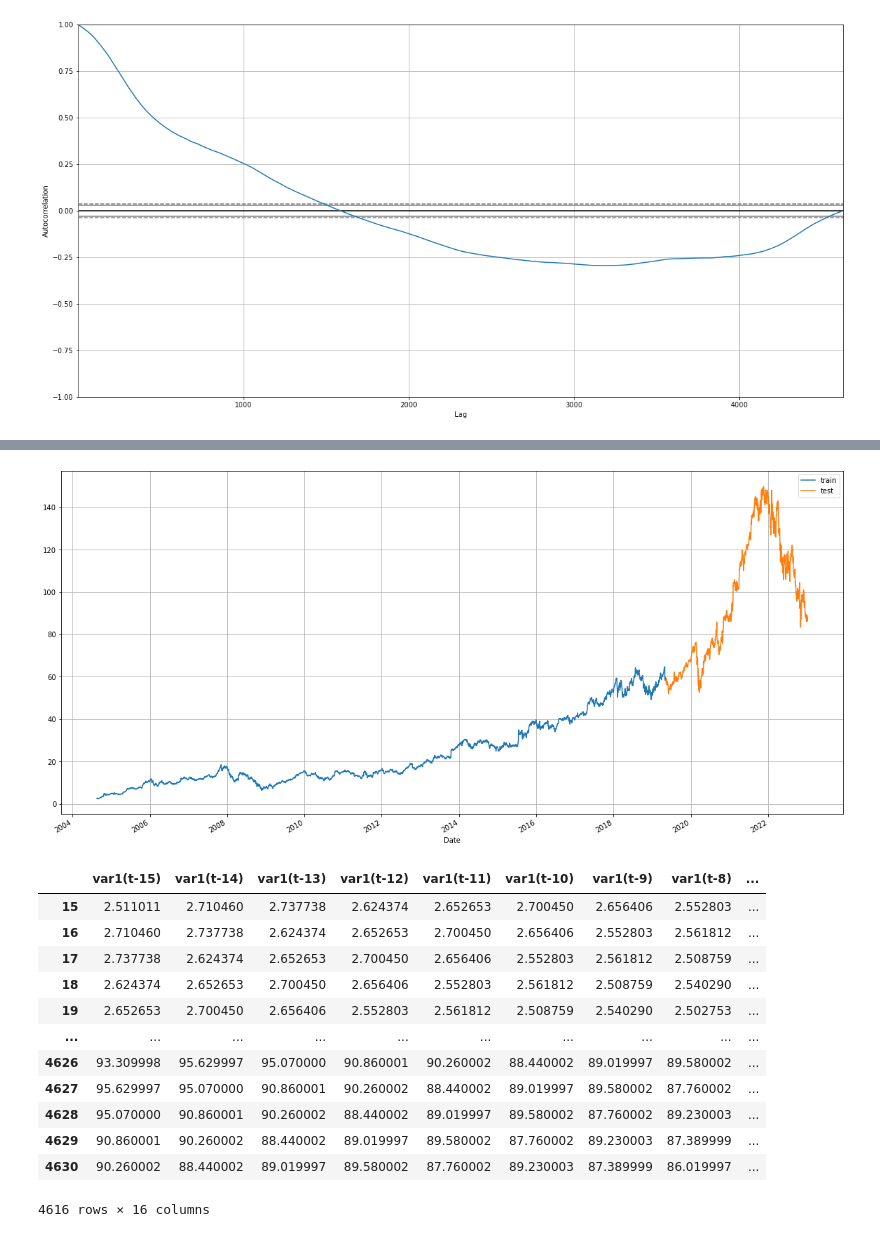
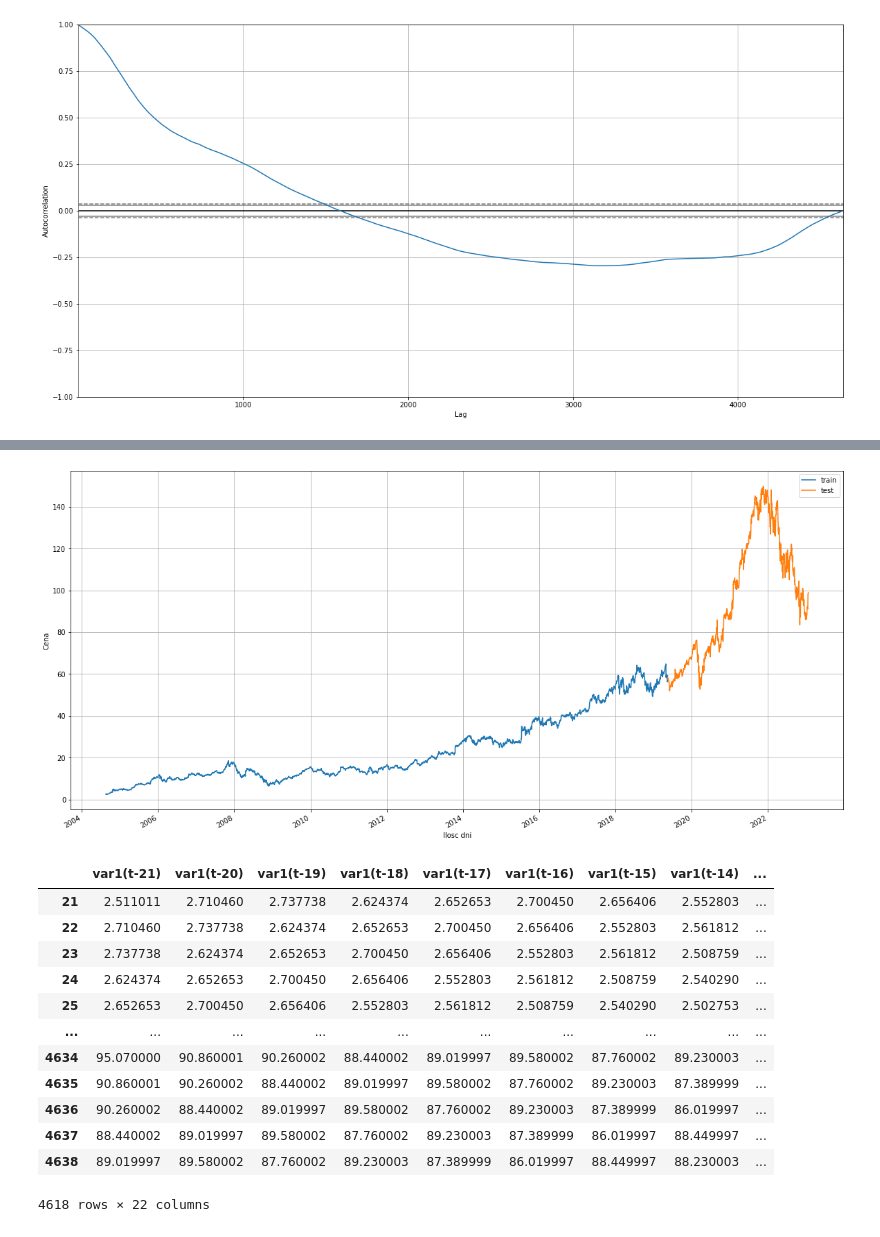
Before and after one commit to rkons88/Google-Alphabet-stock-price-forecast, a Jupyter notebook: PROJEKT ZALICZENIOWY.ipynb, the cells around one changed output, grey strips where cells are left out. Drawn from its saved outputs; the diff is of its cells as text; code cells hidden in the pictures.

```diff
--- a/PROJEKT ZALICZENIOWY.ipynb
+++ b/PROJEKT ZALICZENIOWY.ipynb
@@ -159,0 +166,15 @@ plt.show()
+# %%
+scaler=MinMaxScaler(feature_range=(0,1))
+
+data_scaled=scaler.fit_transform(data.values.reshape(-1,1))
+# %%
+test_size = 0.2
+# %%
+training_data_size = int(len(data_scaled)*(1-test_size))
+test_data_size = len(data_scaled)-training_data_size
+
+train_data= data_scaled[0:training_data_size,:]
+test_data = data_scaled[training_data_size:len(data_scaled),:1]
+
+print(training_data_size)
+print(test_data_size)
@@ -194,40 +300,42 @@ def series_to_supervised(data, n_in=1, n_out=1, dropnan=True):
 #PODZIAŁ DANYCH PRZED TRANSFORMACJĄ NA CZĘŚĆ TRENINGOWĄ ORAZ TESTOWĄ
 
 data_values = data.values
-data_train = data[:-925]
-data_test = data[-925:]
+data_train = data[:-test_data_size]
+data_test = data[-test_data_size:]
 # %%
 #NARYSOWANIE WYKRESU DLA DANYCH Z CZĘŚCI TRENIGOWEJ ORAZ TESTOWEJ PRZED TRANSFORMACJĄ
 
 plt.figure(figsize=(20, 10))
 data_train.plot(label = 'train')
 data_test.plot(label = 'test')
 plt.legend()
 plt.grid()
+plt.xlabel('Ilosc dni')
+plt.ylabel('Cena')
 plt.show()
 # %% [output]
-[figure, old version]
+[figure, new version]
 # %%
 #TRANSFORMACJA ZAIMPORTOWANYCH DANYCH SZEREGU CZASOWEGO
 
 df = pd.DataFrame()
 df['t'] = [x for x in data]
-dataframe = series_to_supervised(df, 15)
+dataframe = series_to_supervised(df, time_step)
 dataframe
 # %% [output]
-|  | var1(t-15) | var1(t-14) | var1(t-13) | var1(t-12) | var1(t-11) | var1(t-10) | var1(t-9) | var1(t-8) | ... |
-| 15 | 2.511011 | 2.710460 | 2.737738 | 2.624374 | 2.652653 | 2.700450 | 2.656406 | 2.552803 | ... |
-| 16 | 2.710460 | 2.737738 | 2.624374 | 2.652653 | 2.700450 | 2.656406 | 2.552803 | 2.561812 | ... |
-| 17 | 2.737738 | 2.624374 | 2.652653 | 2.700450 | 2.656406 | 2.552803 | 2.561812 | 2.508759 | ... |
-| 18 | 2.624374 | 2.652653 | 2.700450 | 2.656406 | 2.552803 | 2.561812 | 2.508759 | 2.540290 | ... |
-| 19 | 2.652653 | 2.700450 | 2.656406 | 2.552803 | 2.561812 | 2.508759 | 2.540290 | 2.502753 | ... |
+|  | var1(t-21) | var1(t-20) | var1(t-19) | var1(t-18) | var1(t-17) | var1(t-16) | var1(t-15) | var1(t-14) | ... |
+| 21 | 2.511011 | 2.710460 | 2.737738 | 2.624374 | 2.652653 | 2.700450 | 2.656406 | 2.552803 | ... |
+| 22 | 2.710460 | 2.737738 | 2.624374 | 2.652653 | 2.700450 | 2.656406 | 2.552803 | 2.561812 | ... |
+| 23 | 2.737738 | 2.624374 | 2.652653 | 2.700450 | 2.656406 | 2.552803 | 2.561812 | 2.508759 | ... |
+| 24 | 2.624374 | 2.652653 | 2.700450 | 2.656406 | 2.552803 | 2.561812 | 2.508759 | 2.540290 | ... |
+| 25 | 2.652653 | 2.700450 | 2.656406 | 2.552803 | 2.561812 | 2.508759 | 2.540290 | 2.502753 | ... |
 | ... | ... | ... | ... | ... | ... | ... | ... | ... | ... |
-| 4626 | 93.309998 | 95.629997 | 95.070000 | 90.860001 | 90.260002 | 88.440002 | 89.019997 | 89.580002 | ... |
-| 4627 | 95.629997 | 95.070000 | 90.860001 | 90.260002 | 88.440002 | 89.019997 | 89.580002 | 87.760002 | ... |
-| 4628 | 95.070000 | 90.860001 | 90.260002 | 88.440002 | 89.019997 | 89.580002 | 87.760002 | 89.230003 | ... |
-| 4629 | 90.860001 | 90.260002 | 88.440002 | 89.019997 | 89.580002 | 87.760002 | 89.230003 | 87.389999 | ... |
-| 4630 | 90.260002 | 88.440002 | 89.019997 | 89.580002 | 87.760002 | 89.230003 | 87.389999 | 86.019997 | ... |
+| 4634 | 95.070000 | 90.860001 | 90.260002 | 88.440002 | 89.019997 | 89.580002 | 87.760002 | 89.230003 | ... |
+| 4635 | 90.860001 | 90.260002 | 88.440002 | 89.019997 | 89.580002 | 87.760002 | 89.230003 | 87.389999 | ... |
+| 4636 | 90.260002 | 88.440002 | 89.019997 | 89.580002 | 87.760002 | 89.230003 | 87.389999 | 86.019997 | ... |
+| 4637 | 88.440002 | 89.019997 | 89.580002 | 87.760002 | 89.230003 | 87.389999 | 86.019997 | 88.449997 | ... |
+| 4638 | 89.019997 | 89.580002 | 87.760002 | 89.230003 | 87.389999 | 86.019997 | 88.449997 | 88.230003 | ... |
-4616 rows × 16 columns
+4618 rows × 22 columns
 # %%
 array = dataframe.values
 # split into input and output
```
Also changed, not shown: parts of 61 cells of this notebook.
